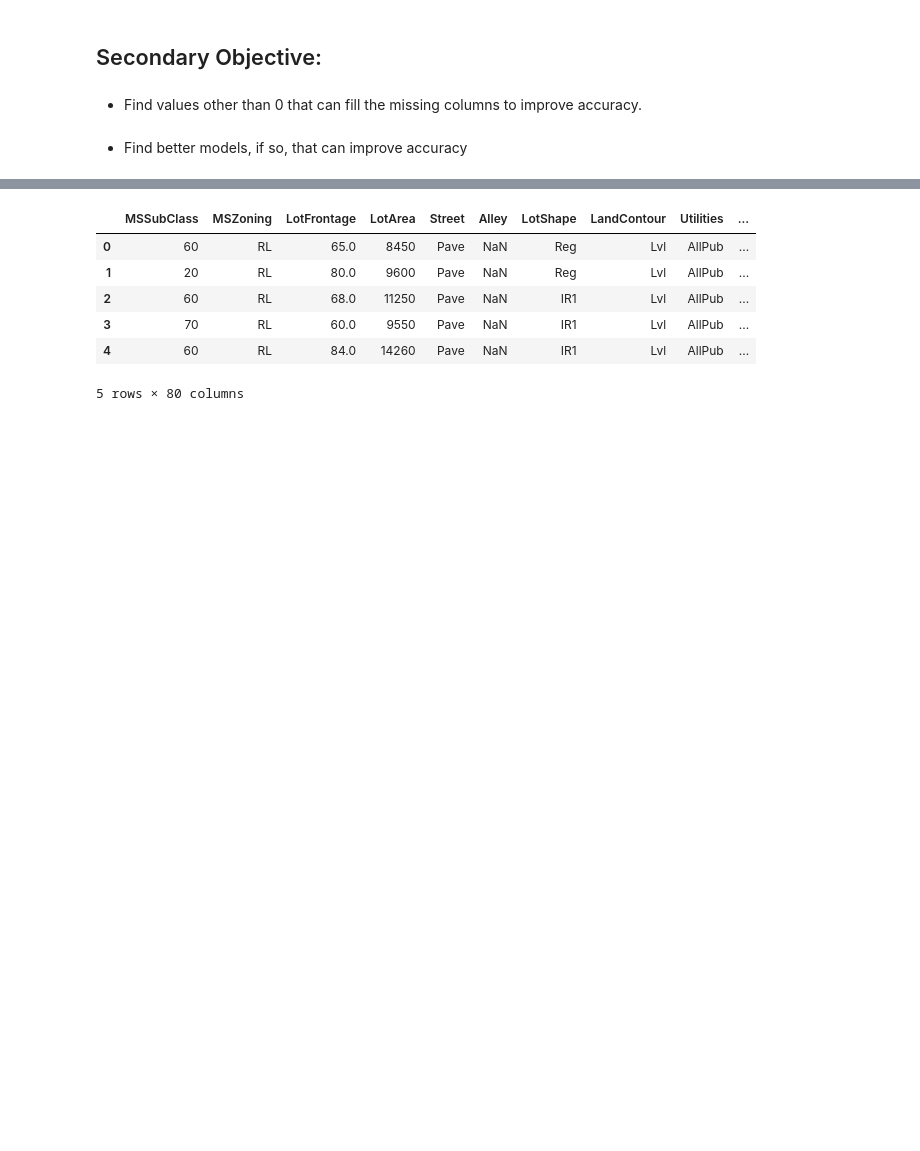
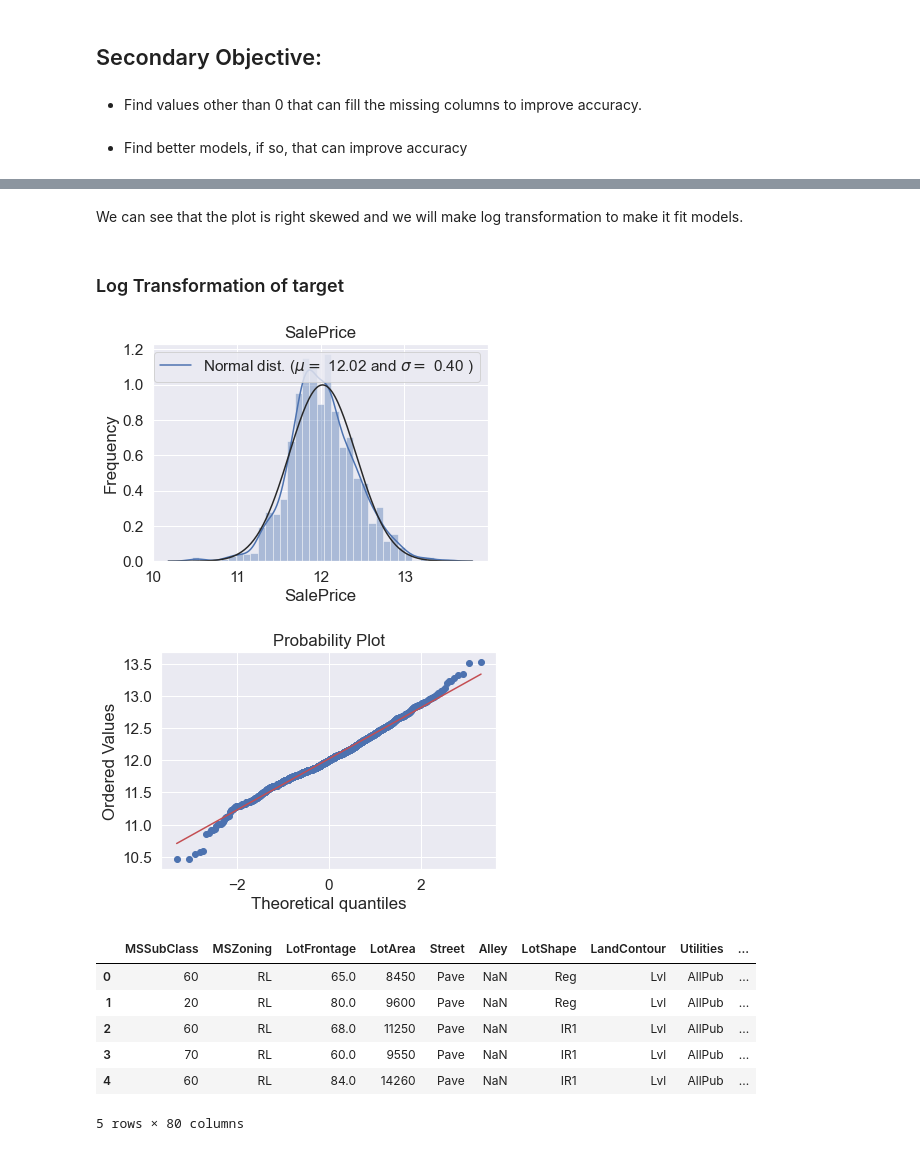
Before and after one commit to shy1213/House_Price, a Jupyter notebook: House_Price.ipynb, the cells around one changed output, grey strips where cells are left out. Drawn from its saved outputs; the diff is of its cells as text; code cells hidden in the pictures; blank space fills up the shorter version.

```diff
--- a/House_Price.ipynb
+++ b/House_Price.ipynb
@@ -74,3 +131,23 @@ house = house.drop(house[(house['EnclosedPorch'] > 500) & (house['SalePrice'] <
+# %% [markdown]
+We can see that the plot is right skewed and we will make log transformation to make it fit models.
+# %% [markdown]
+### Log Transformation of target
+# %%
+house["SalePrice"] = np.log(house["SalePrice"])
+sns.distplot(house['SalePrice'] , fit=norm);
+(mu, sigma) = norm.fit(house['SalePrice'])
+
+plt.legend(['Normal dist. ($\mu=$ {:.2f} and $\sigma=$ {:.2f} )'.format(mu, sigma)],
+            loc='best')
+plt.ylabel('Frequency')
+plt.title('SalePrice')
+
+fig = plt.figure()
+res = stats.probplot(house['SalePrice'], plot=plt)
+plt.show()
+# %% [output]
+[figure, added]
+[figure, added]
 # %%
 house.head()
 # %% [output]
```
Also changed, not shown: parts of 51 cells of this notebook, 1 other file.
